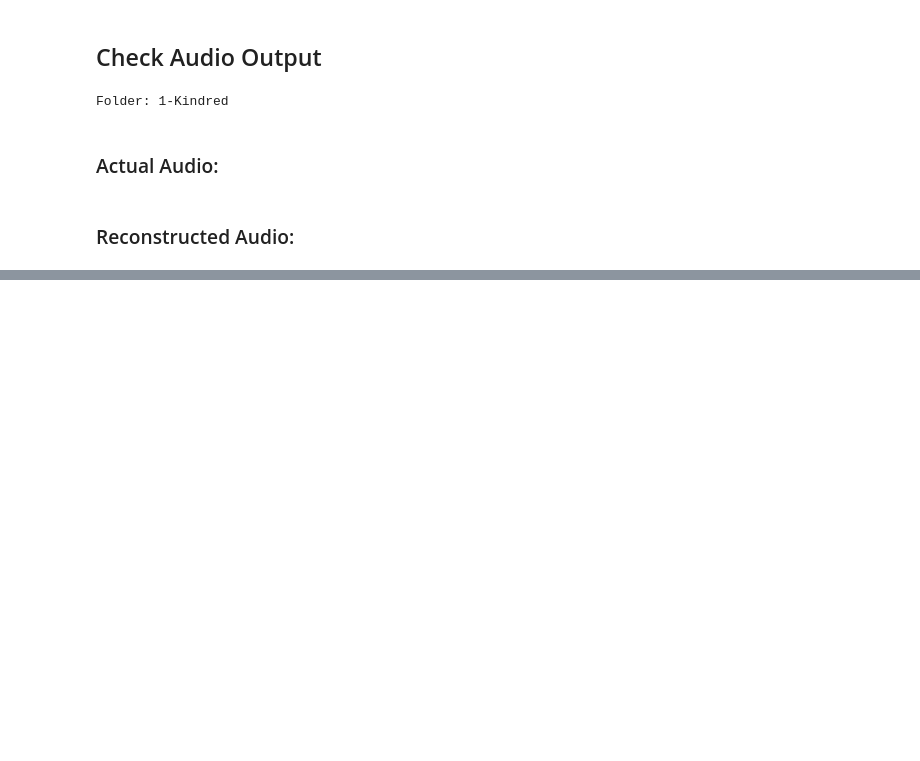
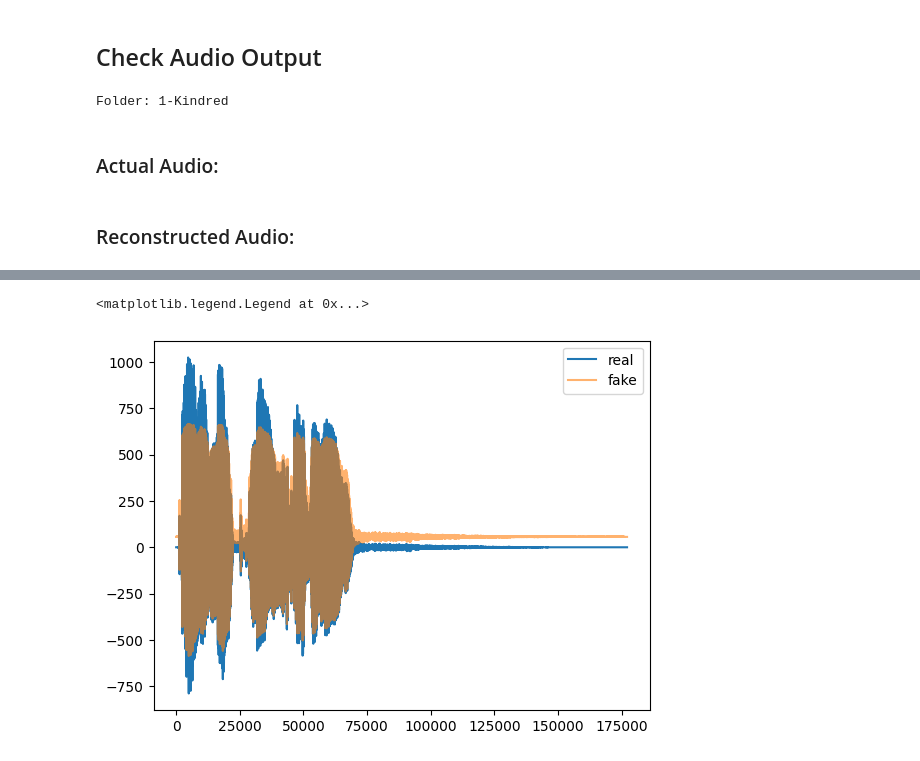
Before and after one commit to Retronomia/ML-Voice-Changer, a Jupyter notebook: audioproj.ipynb, the cells around one changed output, grey strips where cells are left out. Saved outputs shown, nothing was run; the diff lists cells and outputs as text; code cells hidden in the pictures; blank space fills up the shorter version.

```diff
--- a/audioproj.ipynb
+++ b/audioproj.ipynb
@@ -194,0 +338,7 @@ outputstream.stop_stream()
+# %%
+plt.plot(fullaudio,label='real')
+plt.plot(reconaudio,label='fake',alpha=.6)
+plt.legend()
+# %% [output]
+<matplotlib.legend.Legend at 0x...>
+[figure, added]
```
Also changed, not shown: parts of 23 cells of this notebook, 2 other files.
